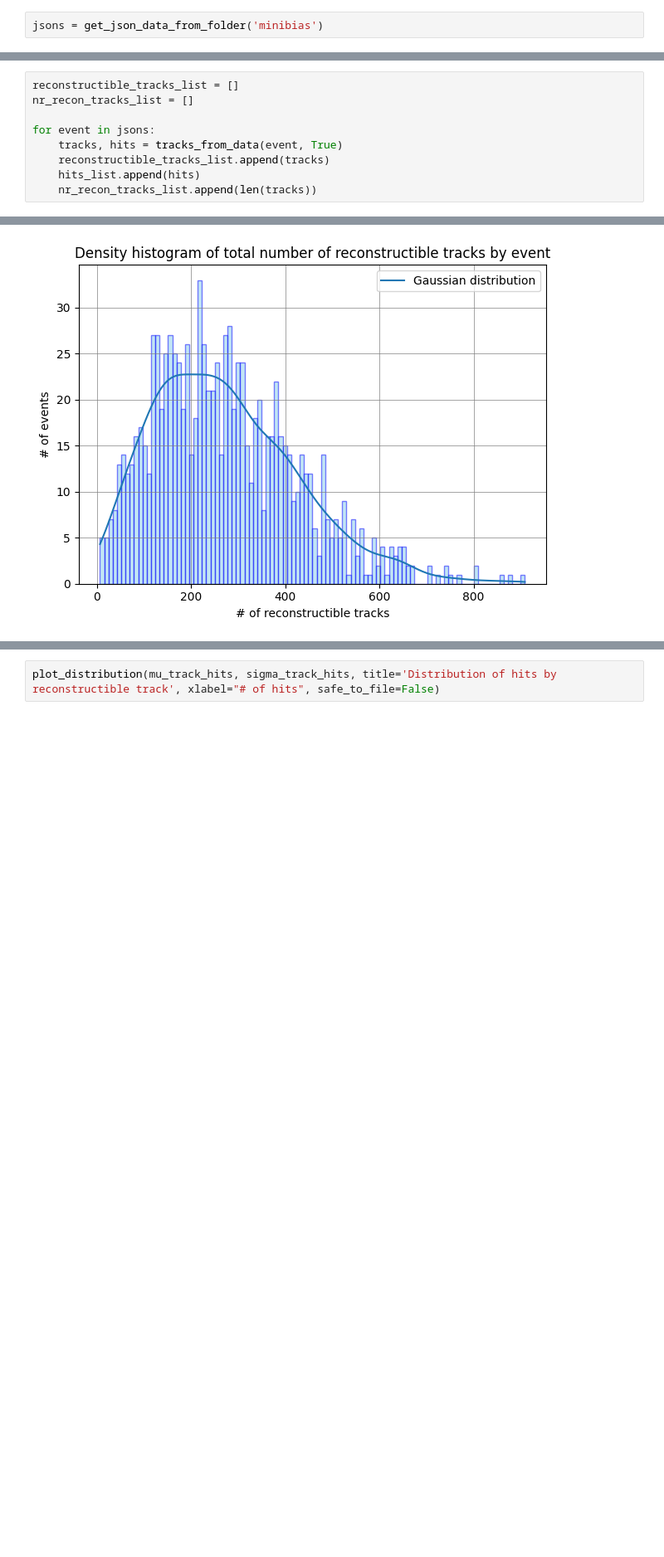
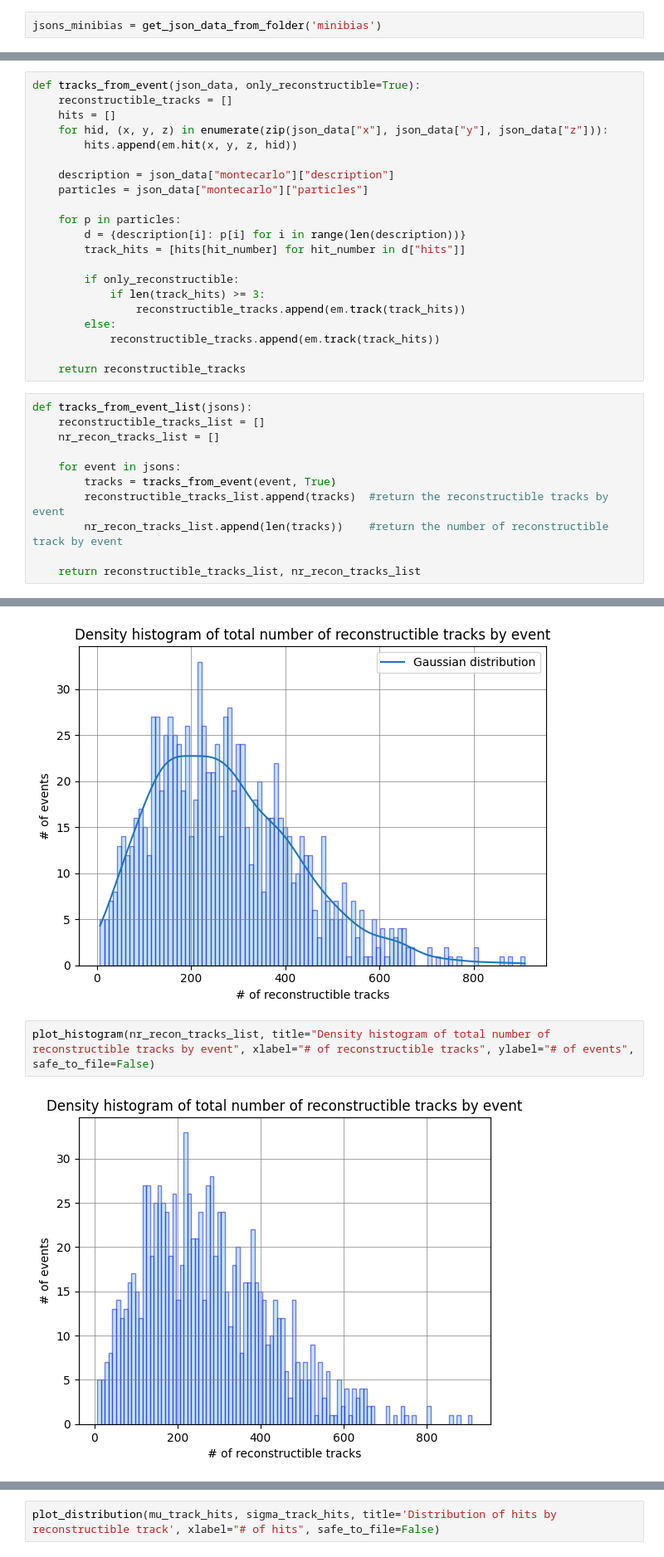
Before and after one commit to alawaree/Code_Thesis_HopfieldNetwork_VELO, a Jupyter notebook: data_analysis/general_data_analysis.ipynb, the cells around one changed output, grey strips where cells are left out. Shown at 83% size. Saved outputs shown, nothing was run; the diff lists cells and outputs as text; blank space fills up the shorter version.

```diff
--- a/data_analysis/general_data_analysis.ipynb
+++ b/data_analysis/general_data_analysis.ipynb
@@ -132,3 +143,3 @@ def get_json_data_from_folder(data_set_folder):
 # %%
-jsons = get_json_data_from_folder('minibias')
+jsons_minibias = get_json_data_from_folder('minibias')
 # %%
@@ -265,9 +254,32 @@ Percentage of noisy hits: 0.10897583847349386
+# %%
+def tracks_from_event(json_data, only_reconstructible=True):
+    reconstructible_tracks = []
+    hits = []
+    for hid, (x, y, z) in enumerate(zip(json_data["x"], json_data["y"], json_data["z"])):
+        hits.append(em.hit(x, y, z, hid))
+
+    description = json_data["montecarlo"]["description"]
+    particles = json_data["montecarlo"]["particles"]
+
+    for p in particles:
+        d = {description[i]: p[i] for i in range(len(description))}
+        track_hits = [hits[hit_number] for hit_number in d["hits"]]
+
+        if only_reconstructible:
+            if len(track_hits) >= 3:
+                reconstructible_tracks.append(em.track(track_hits))
+        else:
+            reconstructible_tracks.append(em.track(track_hits))
+
+    return reconstructible_tracks
 # %%
-reconstructible_tracks_list = []
-nr_recon_tracks_list = []
+def tracks_from_event_list(jsons):
+    reconstructible_tracks_list = []
+    nr_recon_tracks_list = []
 
-for event in jsons:
-    tracks, hits = tracks_from_data(event, True)
-    reconstructible_tracks_list.append(tracks)
-    hits_list.append(hits)
-    nr_recon_tracks_list.append(len(tracks))
+    for event in jsons:
+        tracks = tracks_from_event(event, True)
+        reconstructible_tracks_list.append(tracks)  #return the reconstructible tracks by event
+        nr_recon_tracks_list.append(len(tracks))    #return the number of reconstructible track by event
+
+    return reconstructible_tracks_list, nr_recon_tracks_list
@@ -290,4 +304,8 @@ plot_distribution(mu_track, sigma_track, title='Distribution of reconstructible
 plot_density_histogram(nr_recon_tracks_list, title="Density histogram of total number of reconstructible tracks by event", xlabel="# of reconstructible tracks", ylabel="# of events", safe_to_file=False)
 # %% [output]
 [figure]
+# %%
+plot_histogram(nr_recon_tracks_list, title="Density histogram of total number of reconstructible tracks by event", xlabel="# of reconstructible tracks", ylabel="# of events", safe_to_file=False)
+# %% [output]
+[figure, added]
 # %% [markdown]
```
Also changed, not shown: parts of 67 cells of this notebook, 25 other files.
